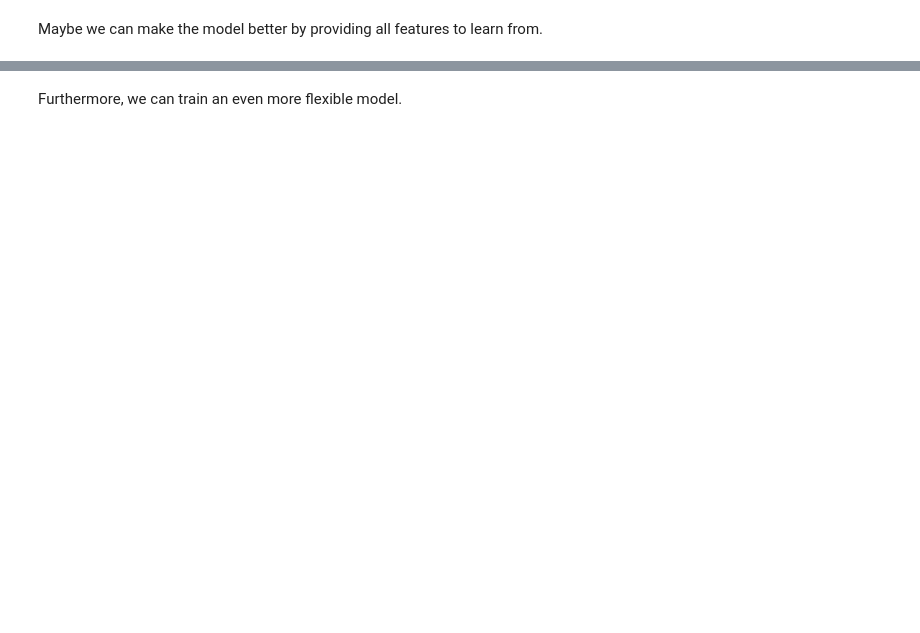
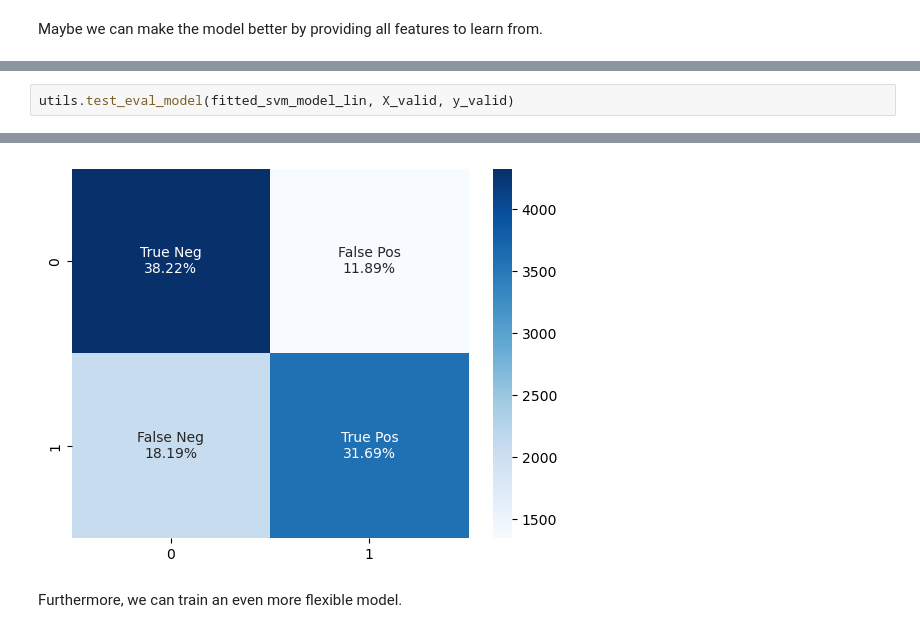
Before and after one commit to mbertani/responsible-datascience-ws, a Jupyter notebook: reproducible-ml/clean_modeling.ipynb, the cells around one changed output, grey strips where cells are left out. Saved outputs shown, nothing was run; the diff lists cells and outputs as text; blank space fills up the shorter version.

```diff
--- a/reproducible-ml/clean_modeling.ipynb
+++ b/reproducible-ml/clean_modeling.ipynb
@@ -87,0 +96,3 @@ X_train, X_valid, y_train, y_valid = utils.prepare_data(
+# %%
+utils.test_eval_model(fitted_svm_model_lin, X_valid, y_valid)
+# %% [output]
@@ -88,2 +100,3 @@ X_train, X_valid, y_train, y_valid = utils.prepare_data(
+[figure, added]
 # %% [markdown]
 Furthermore, we can train an even more flexible model.
```
Also changed, not shown: parts of 14 cells of this notebook, 14 other files.
